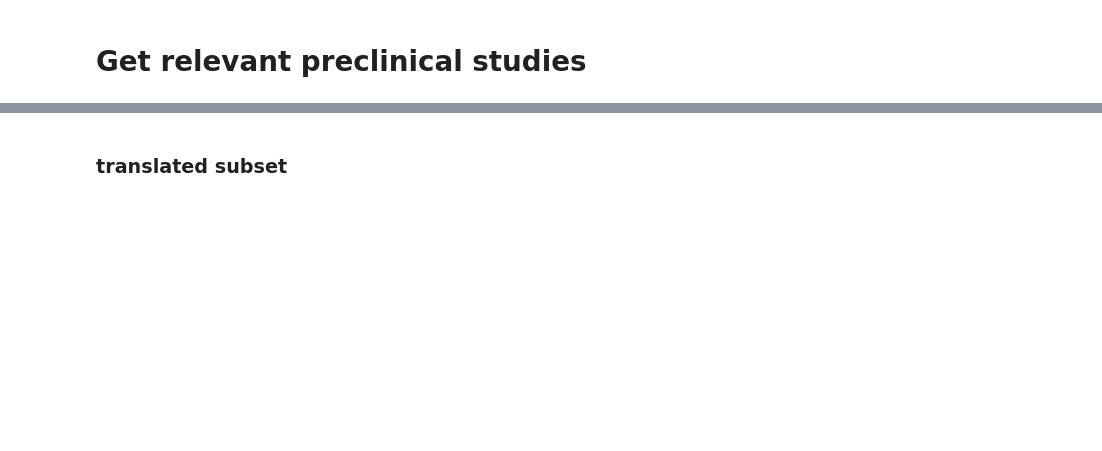
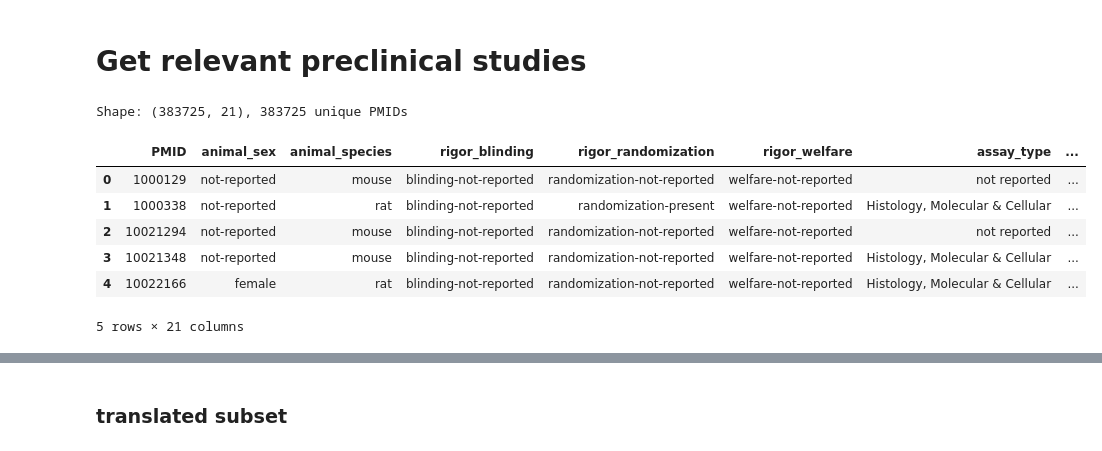
Before and after one commit to Ineichen-Group/Preclinical_DrugDisease_Translation_Pipeline, a Jupyter notebook: 10_drug_disease_translation_analysis/Translation_04_Preclinical_Associations_Drug_Disease.ipynb, the cells around one changed output, grey strips where cells are left out. Saved outputs shown, nothing was run; the diff lists cells and outputs as text; code cells hidden in the pictures; blank space fills up the shorter version.

Commit message:
analysis incl 2025 data

```diff
--- a/10_drug_disease_translation_analysis/Translation_04_Preclinical_Associations_Drug_Disease.ipynb
+++ b/10_drug_disease_translation_analysis/Translation_04_Preclinical_Associations_Drug_Disease.ipynb
@@ -330,13 +464,39 @@ def summarize_preclinical_retrieval(
         "keys_with_no_articles": keys_with_no_articles,
     }
 # %%
-base_annotation_dir = "/shares/animalwelfare.crs.uzh/Preclinical_Pipeline/08_IE_full_text/model_predictions"
+base_annotation_dir = (
+    "/shares/animalwelfare.crs.uzh/Preclinical_Pipeline/"
+    "08_IE_full_text/model_predictions"
+)
 
-df_path_current_dataset = f"{base_annotation_dir}/full_text_combined_all_annotations_metadata.csv" #full_text_combined_all_annotations.csv" older version with less studies 340380. 'disease_term_mondo_norm','drug_term_umls_norm'
-# ,'animal_age'
-preclin_dataset = pd.read_csv(df_path_current_dataset)[['PMID','title', 'rigor_blinding', 'rigor_randomization', 'rigor_welfare', 'sample_size', 'animal_species','animal_sex','animal_strain','animal_number', 'assay_type', 'first_author_country']]
-preclin_dataset['animal_sex'] = preclin_dataset['animal_sex'].apply(lambda x:x.replace("sex-",""))
-#primekg_cleaned = pd.read_csv("/shares/animalwelfare.crs.uzh/Preclinical_Pipeline/04_normalization/data/mapped_all/entities_drug_disease_preclin.csv")
-#preclin_dataset = preclin_dataset.merge(primekg_cleaned[['PMID','merged_mondo_label','merged_umls_label']], on="PMID", how="left")
+df_path_current_dataset = (
+    f"{base_annotation_dir}/"
+    "full_text_combined_all_annotations_metadata_update_2025.csv"
+)
+
+preclin_dataset = pd.read_csv(
+    df_path_current_dataset,
+    low_memory=False
+)
+
+preclin_dataset["animal_sex"] = (
+    preclin_dataset["animal_sex"]
+    .astype(str)
+    .str.replace("sex-", "", regex=False)
+)
+
+print(
+    f"Shape: {preclin_dataset.shape}, "
+    f"{preclin_dataset['PMID'].nunique()} unique PMIDs"
+)
 
 preclin_dataset.head()
+# %% [output]
+Shape: (383725, 21), 383725 unique PMIDs
+|  | PMID | animal_sex | animal_species | rigor_blinding | rigor_randomization | rigor_welfare | assay_type | ... |
+| 0 | 1000129 | not-reported | mouse | blinding-not-reported | randomization-not-reported | welfare-not-reported | not reported | ... |
+| 1 | 1000338 | not-reported | rat | blinding-not-reported | randomization-present | welfare-not-reported | Histology, Molecular & Cellular | ... |
+| 2 | 10021294 | not-reported | mouse | blinding-not-reported | randomization-not-reported | welfare-not-reported | not reported | ... |
+| 3 | 10021348 | not-reported | mouse | blinding-not-reported | randomization-not-reported | welfare-not-reported | Histology, Molecular & Cellular | ... |
+| 4 | 10022166 | female | rat | blinding-not-reported | randomization-not-reported | welfare-not-reported | Histology, Molecular & Cellular | ... |
+5 rows × 21 columns
```
Also changed, not shown: parts of 105 cells of this notebook, 4 other files.
